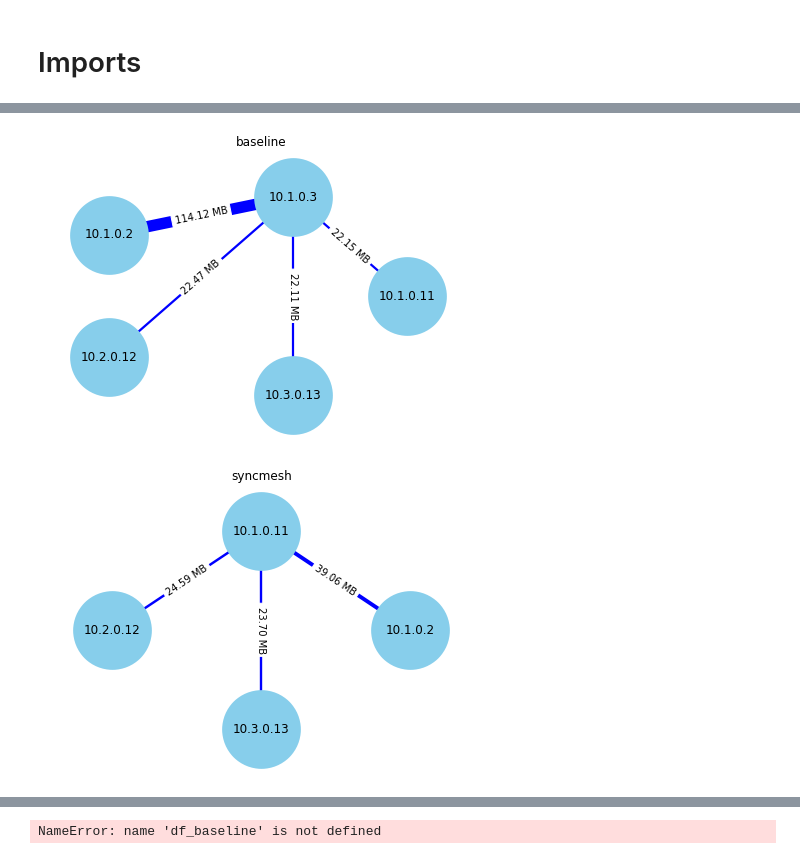
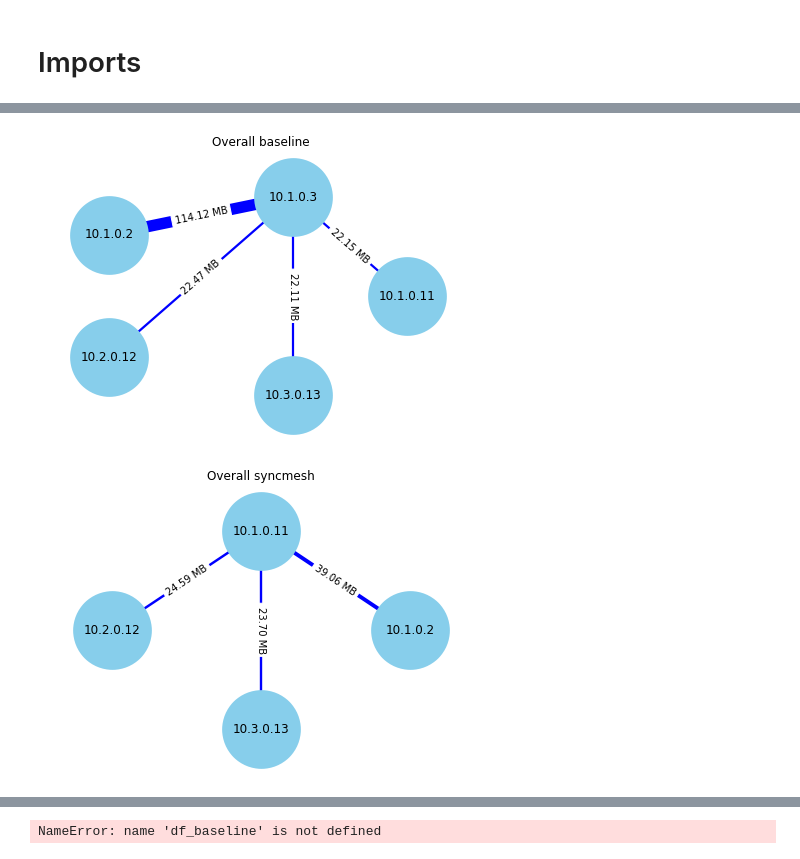
Before and after one commit to dos-group/syncmesh, a Jupyter notebook: evaluation/03_Pcap.ipynb, the cells around one changed output, grey strips where cells are left out. Drawn from its saved outputs; the diff is of its cells as text; code cells hidden in the pictures.

```diff
--- a/evaluation/03_Pcap.ipynb
+++ b/evaluation/03_Pcap.ipynb
@@ -104,13 +102,13 @@ datasets["baseline"]
         '2021-09-10T14:32:51.960267000', '2021-09-10T14:36:21.480729000',
         '2021-09-10T14:39:59.436368000'], dtype='datetime64[ns]'))
 # %%
-def calcSubset(df, ports = [8080,27017]):
+def calcSubset(df):
     nodes = list(dict.fromkeys(df["ip.src"].unique().tolist() + df["ip.dst"].unique().tolist()))
 
     betweenNodesDataset = {}
     nodeCombinations = list(itertools.combinations(nodes, r=2))
     for combination in nodeCombinations:
-        print(combination)
+        # print(combination)
         # Use both src_ip and dest_ip as they are not request related
         betweenNodesDataset["between " + combination[0] + " and " + combination[1]] = df[df['ip.src'].isin(combination) & df['ip.dst'].isin(combination)]
 
@@ -144,31 +160,31 @@ between 10.2.0.12 and 10.3.0.13 : 0
 # %%
 
 for index, subset_key in enumerate(node_datasets):
     G = nx.Graph()
     # print(subset_key)
     for node_dataset_key in node_datasets[subset_key]:
         subset = node_datasets[subset_key][node_dataset_key]
         # print(node_dataset_key)
         if len(subset["ip.dst"]) > 0:
             G.add_edge(subset["ip.src"].iloc[0], subset["ip.dst"].iloc[0], color='b', weight=subset["ip.len"].sum()/10000000, label=to_human_readable(subset["ip.len"].sum()))
 
     pos = nx.circular_layout(G)
 
     plt.figure(index+1)
     edges = G.edges()
     colors = [G[u][v]['color'] for u,v in edges]
     weights = [G[u][v]['weight'] for u,v in edges]
     edgelabels = dict([((u, v), G[u][v]['label']) for u,v in edges])
     nx.draw(G, pos, edge_color=colors, width=weights, with_labels = True, node_size=1500, node_color="skyblue", node_shape="o", alpha=1, linewidths=40)
     nx.draw_networkx_edge_labels(G, pos, edge_labels=edgelabels)
 
     plt.axis('off')
     axis = plt.gca()
-    axis.set_title(subset_key)
+    axis.set_title("Overall " + subset_key)
     axis.set_xlim([1.2*x for x in axis.get_xlim()])
     axis.set_ylim([1.2*y for y in axis.get_ylim()])
 
 plt.show()
 # %% [output]
-[figure, old version]
+[figure, new version]
-[figure, old version]
+[figure, new version]
```
Also changed, not shown: parts of 15 cells of this notebook, 3 other files.
